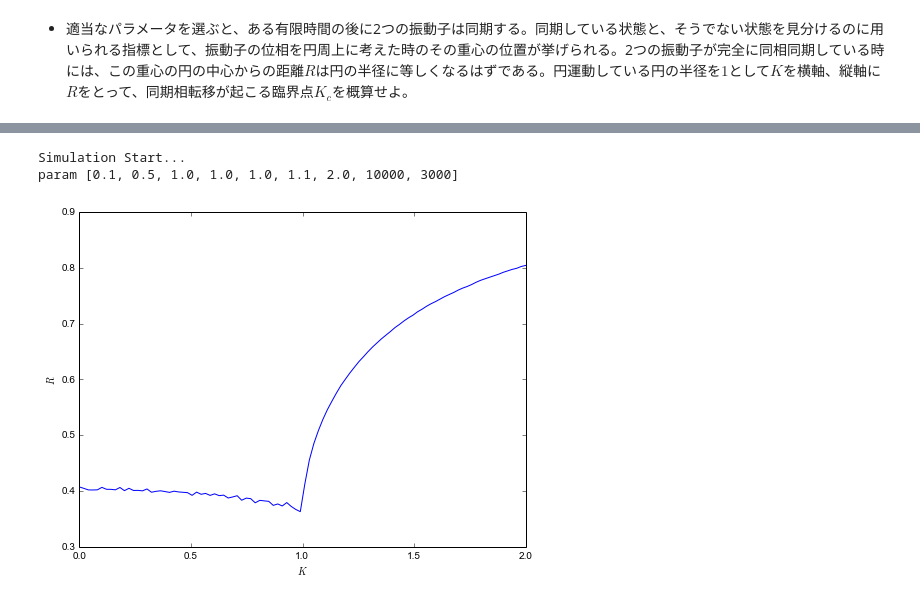
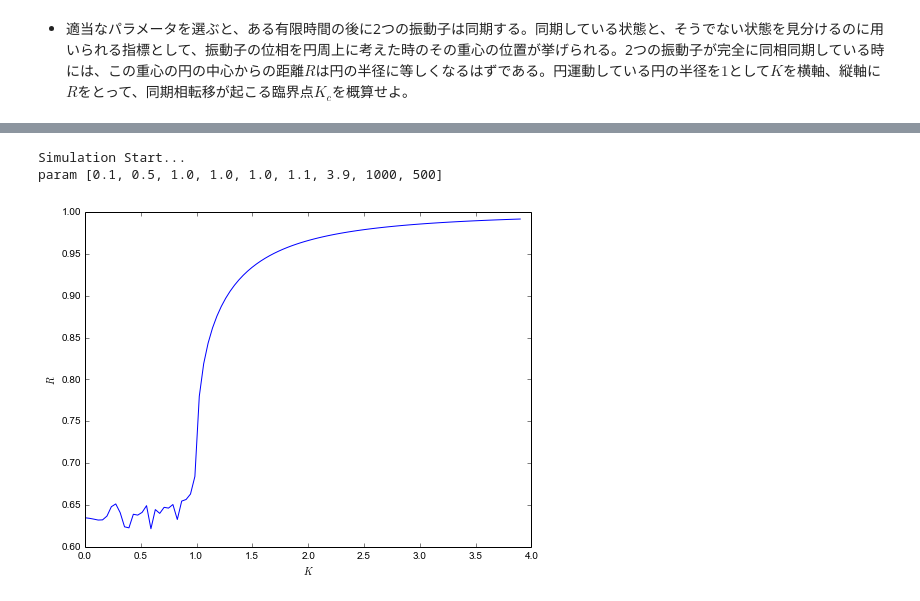
Before and after one commit to ssh0/butsuzemi2015, a Jupyter notebook: 課題解答例.ipynb, the cells around one changed output, grey strips where cells are left out. Saved outputs shown, nothing was run; the diff lists cells and outputs as text; code cells hidden in the pictures.

```diff
--- a/課題解答例.ipynb
+++ b/課題解答例.ipynb
@@ -21,6 +21,7 @@ import numpy as np
 pi = np.pi
 sin = np.sin
 exp = np.exp
+h = 0.1
 
 def pipi(rad):
     return (rad + pi) % (2*pi) - pi
@@ -223,12 +202,11 @@ def K_R(r_function):
 
     button.on_click(on_button_clicked2)
 # %%
-def r_function1(th1, th2):
-    phi = np.array(map(pipi, (th1 + th2)/2.))
-    return 0.5 * exp(-1j*phi) * (exp(1j*th1) + exp(1j*th2))
+def r_function2(th1, th2):
+    return abs(0.5 * (np.exp(1j*th1) + np.exp(1j*th2)))
 
-K_R(r_function1)
+K_R(r_function2)
 # %% [output]
 Simulation Start...
-param [0.1, 0.5, 1.0, 1.0, 1.0, 1.1, 2.0, 10000, 3000]
+param [0.1, 0.5, 1.0, 1.0, 1.0, 1.1, 3.9, 1000, 500]
-[figure, old version]
+[figure, new version]
```
Also changed, not shown: parts of 8 cells of this notebook, 1 other file.
